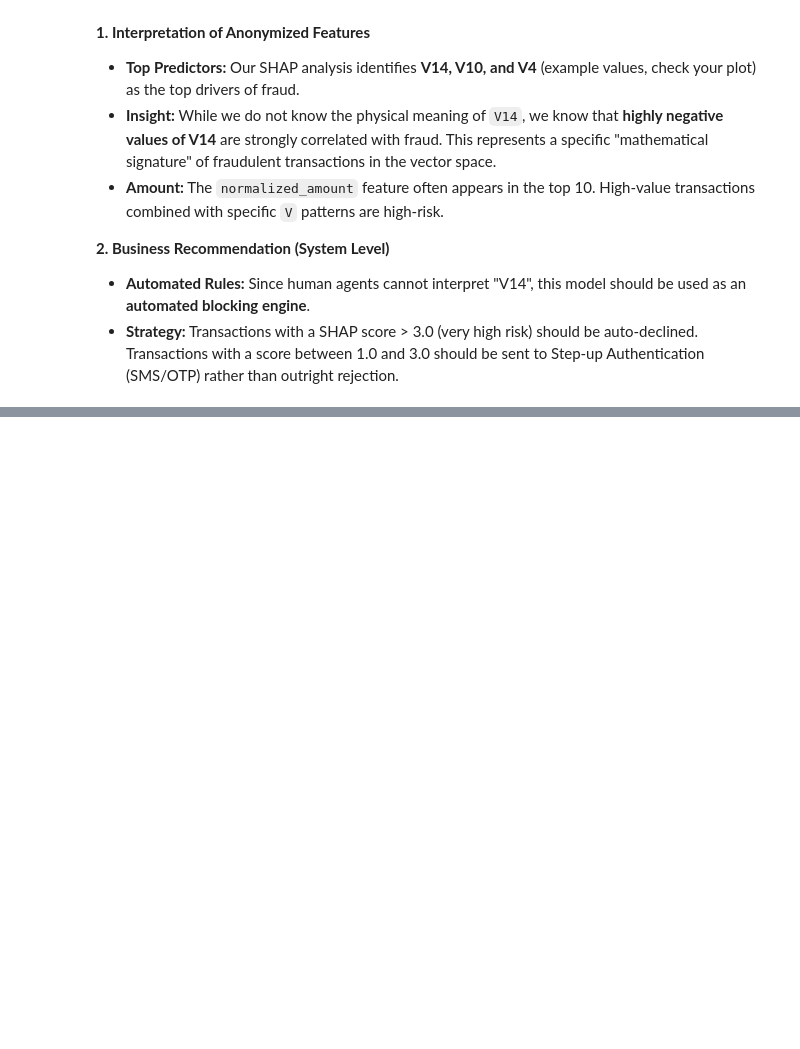
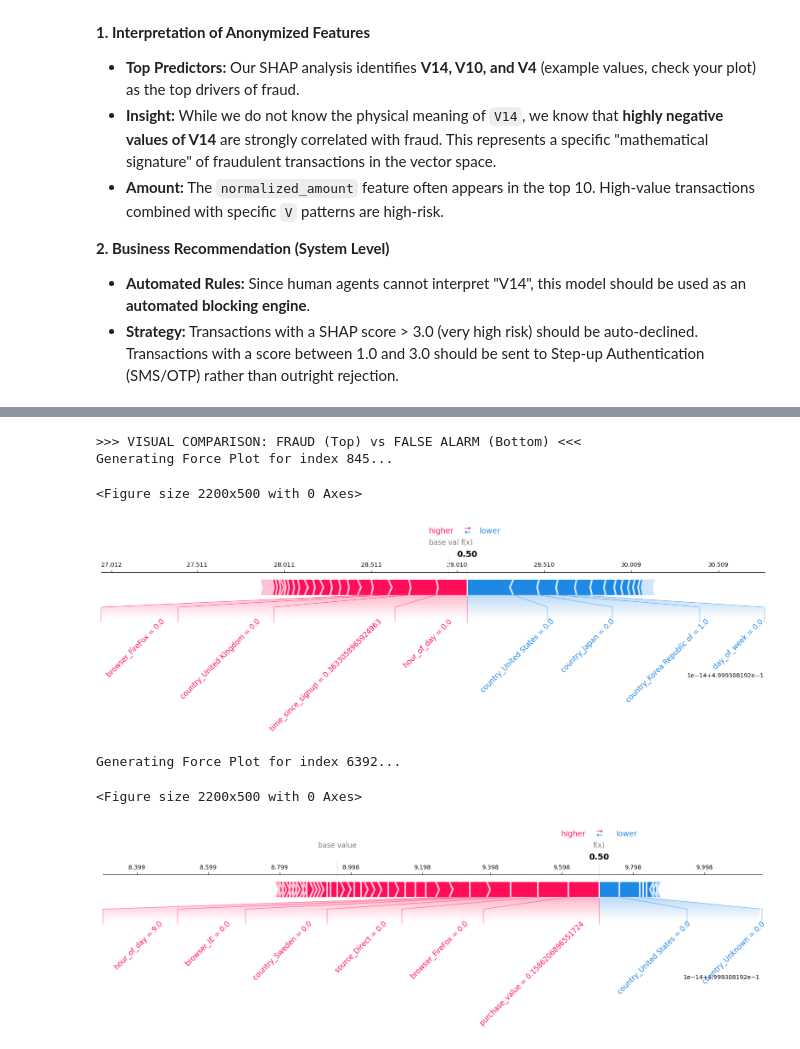
Before and after one commit to binia01/Fraud-detection, a Jupyter notebook: notebooks/shap-explainability.ipynb, the cells around one changed output, grey strips where cells are left out. Saved outputs shown, nothing was run; the diff lists cells and outputs as text; code cells hidden in the pictures; blank space fills up the shorter version.

```diff
--- a/notebooks/shap-explainability.ipynb
+++ b/notebooks/shap-explainability.ipynb
@@ -233,0 +274,18 @@ Generating Force Plot for index 6392...
+# %%
+# Check if we have examples of both
+if len(tp_indices) > 0 and len(fp_indices) > 0:
+    print(">>> VISUAL COMPARISON: FRAUD (Top) vs FALSE ALARM (Bottom) <<<")
+
+    # Plot True Positive
+    explainer_viz.plot_shap_force(tp_indices[0], matplotlib=True)
+
+    # Plot False Positive
+    explainer_viz.plot_shap_force(fp_indices[0], matplotlib=True)
+# %% [output]
+>>> VISUAL COMPARISON: FRAUD (Top) vs FALSE ALARM (Bottom) <<<
+Generating Force Plot for index 845...
+<Figure size 2200x500 with 0 Axes>
+[figure, added]
+Generating Force Plot for index 6392...
+<Figure size 2200x500 with 0 Axes>
+[figure, added]
```
Also changed, not shown: parts of 7 cells of this notebook.
